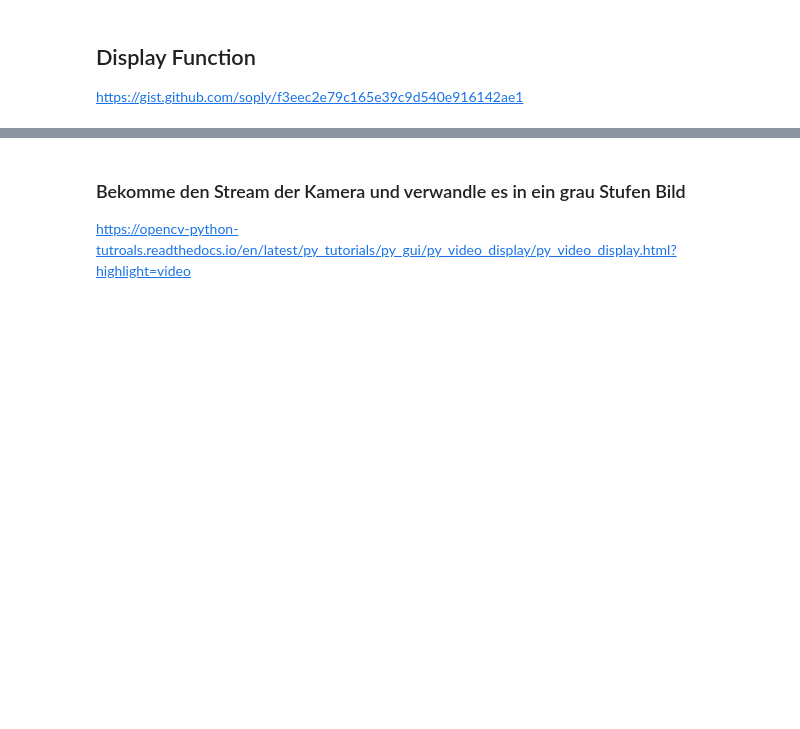
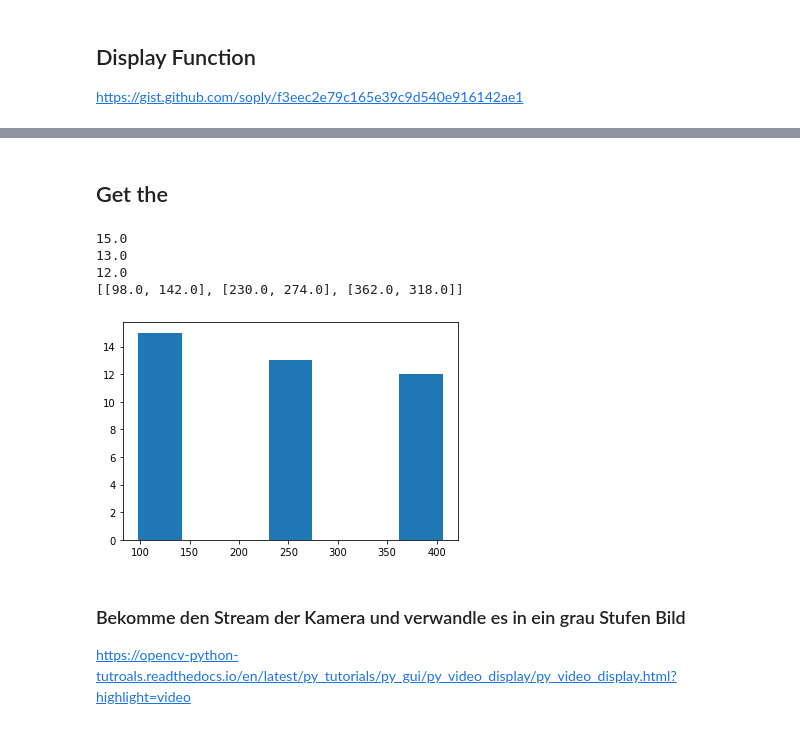
Before and after one commit to SimonStiegler/CRV_Postleitzahlerkennung, a Jupyter notebook: Programm.ipynb, the cells around one changed output, grey strips where cells are left out. Saved outputs shown, nothing was run; the diff lists cells and outputs as text; code cells hidden in the pictures; blank space fills up the shorter version.

```diff
--- a/Programm.ipynb
+++ b/Programm.ipynb
@@ -250,6 +253,4 @@ def show_images(images, cols = 1, titles = None):
 # %%
-plt.figure()
-# fix, axes = plt.subplots(1,len(contoursAF))
 characters = []
 for index,contour in enumerate(contoursAF):
     # [x,y,width,height]
@@ -259,6 +260,15 @@ for index,contour in enumerate(contoursAF):
     width = rect[2]
     height = rect[3]
     if(width>5 and height>5 and width!=widthAF):
-        characters.append(binAF[y:y+height,x:x+width])
+        img = binAF[y:y+height,x:x+width]
+        character = {
+                "img": img,
+                "width" : width,
+                "height" : height,
+                "x" : x,
+                "y": y
+                }
+        characters.append(character)
         # plt.imshow(character,cmap="gray")
+show_images(pydash.map_(characters,"img"))
 # %% [output]
@@ -275,3 +297,26 @@ for index,contour in enumerate(contoursAF):
+# %% [markdown]
+## Get the
+# %%
+#https://numpy.org/doc/stable/reference/generated/numpy.histogram.html
+amount, binEdges, _  = plt.hist(pydash.map_(characters,["y"]), bins="auto")
+rows = []
+for i,yValue in enumerate(amount):
+    if(yValue>0):
+        print(yValue)
+        lastIndex = len(amount)-1
+        if lastIndex==i:
+            rows.append([binEdges[i],binEdges[i-1]])
+        else:
+            rows.append([binEdges[i],binEdges[i+1]])
+
+
+print(rows)
+# %% [output]
+15.0
+13.0
+12.0
+[[98.0, 142.0], [230.0, 274.0], [362.0, 318.0]]
+[figure, added]
 # %% [markdown]
 ### Bekomme den Stream der Kamera und verwandle es in ein grau Stufen Bild
 https://opencv-python-tutroals.readthedocs.io/en/latest/py_tutorials/py_gui/py_video_display/py_video_display.html?highlight=video
```
Also changed, not shown: parts of 6 cells of this notebook.
